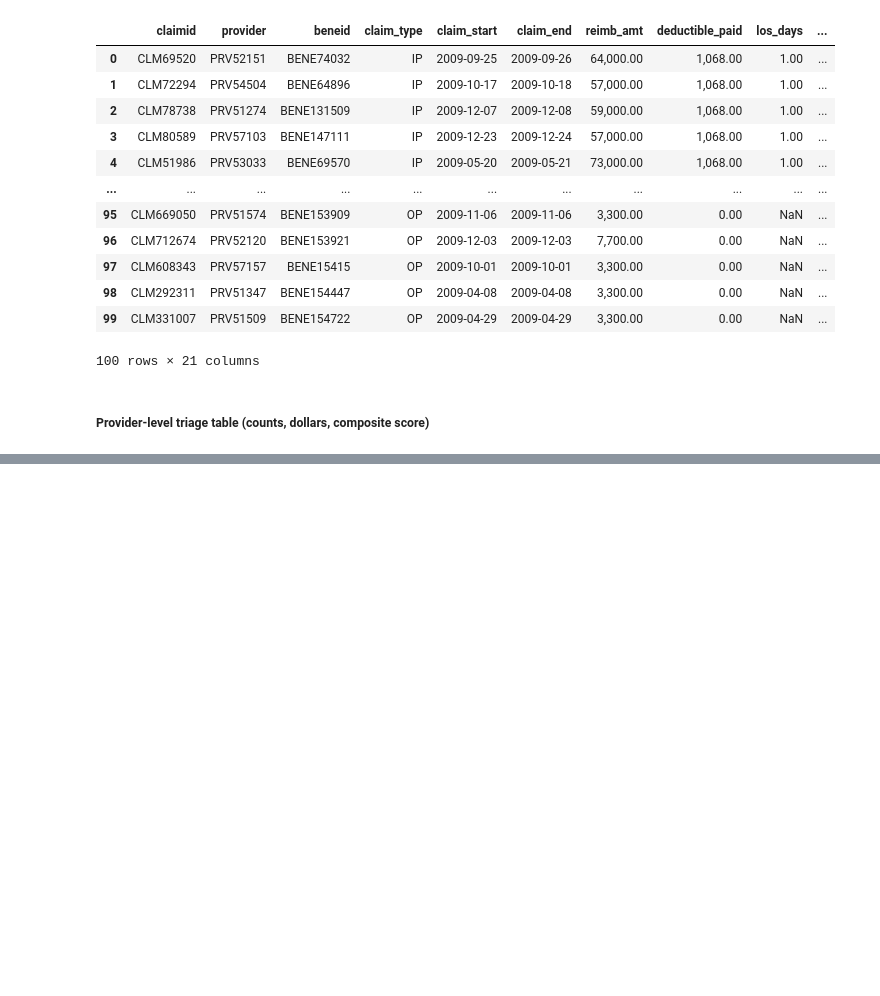
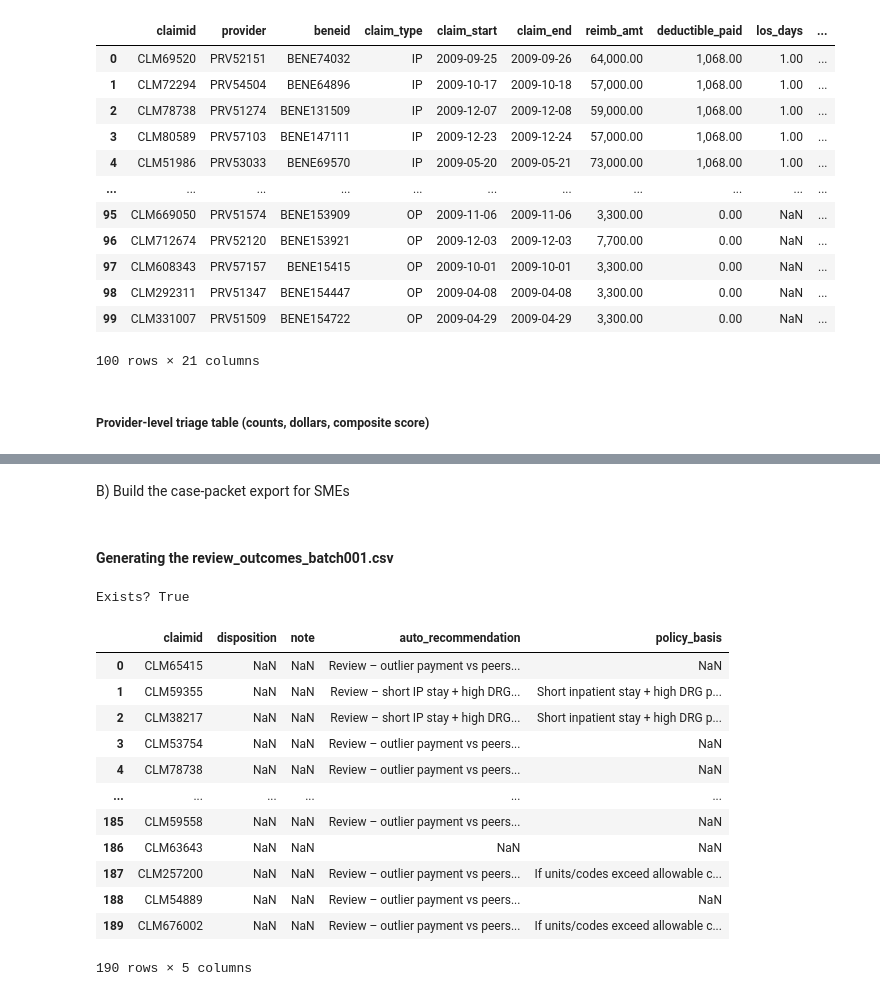
Before and after one commit to Healthcare-Fraud-Detection-System/Healthcare-Fraud-Detection-System, a Jupyter notebook: Project/3) Exploratory Analysis + Sanity Checks/3.4.ipynb, the cells around one changed output, grey strips where cells are left out. Saved outputs shown, nothing was run; the diff lists cells and outputs as text; code cells hidden in the pictures; blank space fills up the shorter version.

```diff
--- a/Project/3) Exploratory Analysis + Sanity Checks/3.4.ipynb
+++ b/Project/3) Exploratory Analysis + Sanity Checks/3.4.ipynb
@@ -347,0 +399,2 @@ audit_queue_providers.head(20)
+# %% [markdown]
+B) Build the case-packet export for SMEs
@@ -347,0 +437,2 @@ audit_queue_providers.head(20)
+# %% [markdown]
+#### Generating the review_outcomes_batch001.csv
@@ -347,0 +533,37 @@ audit_queue_providers.head(20)
+# %%
+# 1) Make sure you have the 'packet' DataFrame (from 3.5 sampling).
+#    If not, reload it:
+packet = pd.read_csv("review_requests_batch001.csv")
+
+# 2) Paste/ensure the function definition is in the notebook,
+#    then call it to create the CSV:
+
+outcomes = generate_outcomes_from_packet(
+    packet,
+    out_path="review_outcomes_batch001.csv",
+    # set True if you want short IP + high z-pay auto-marked Overpayment
+    strict_shortstay=False,
+    zpay_thr=3.0              # z-score cutoff you want to use for “high pay”
+)
+
+# 3) Sanity-check the file exists and looks right:
+p = Path("review_outcomes_batch001.csv")
+# True means it was written. :contentReference[oaicite:0]{index=0}
+print("Exists?", p.exists())
+check = pd.read_csv(p)
+check.head(1000)
+# %% [output]
+Exists? True
+|  | claimid | disposition | note | auto_recommendation | policy_basis |
+| 0 | CLM65415 | NaN | NaN | Review – outlier payment vs peers... | NaN |
+| 1 | CLM59355 | NaN | NaN | Review – short IP stay + high DRG... | Short inpatient stay + high DRG p... |
+| 2 | CLM38217 | NaN | NaN | Review – short IP stay + high DRG... | Short inpatient stay + high DRG p... |
+| 3 | CLM53754 | NaN | NaN | Review – outlier payment vs peers... | NaN |
+| 4 | CLM78738 | NaN | NaN | Review – outlier payment vs peers... | NaN |
+| ... | ... | ... | ... | ... | ... |
+| 185 | CLM59558 | NaN | NaN | Review – outlier payment vs peers... | NaN |
+| 186 | CLM63643 | NaN | NaN | NaN | NaN |
+| 187 | CLM257200 | NaN | NaN | Review – outlier payment vs peers... | If units/codes exceed allowable c... |
+| 188 | CLM54889 | NaN | NaN | Review – outlier payment vs peers... | NaN |
+| 189 | CLM676002 | NaN | NaN | Review – outlier payment vs peers... | If units/codes exceed allowable c... |
+190 rows × 5 columns
```
Also changed, not shown: parts of 12 cells of this notebook, 7 other files.
